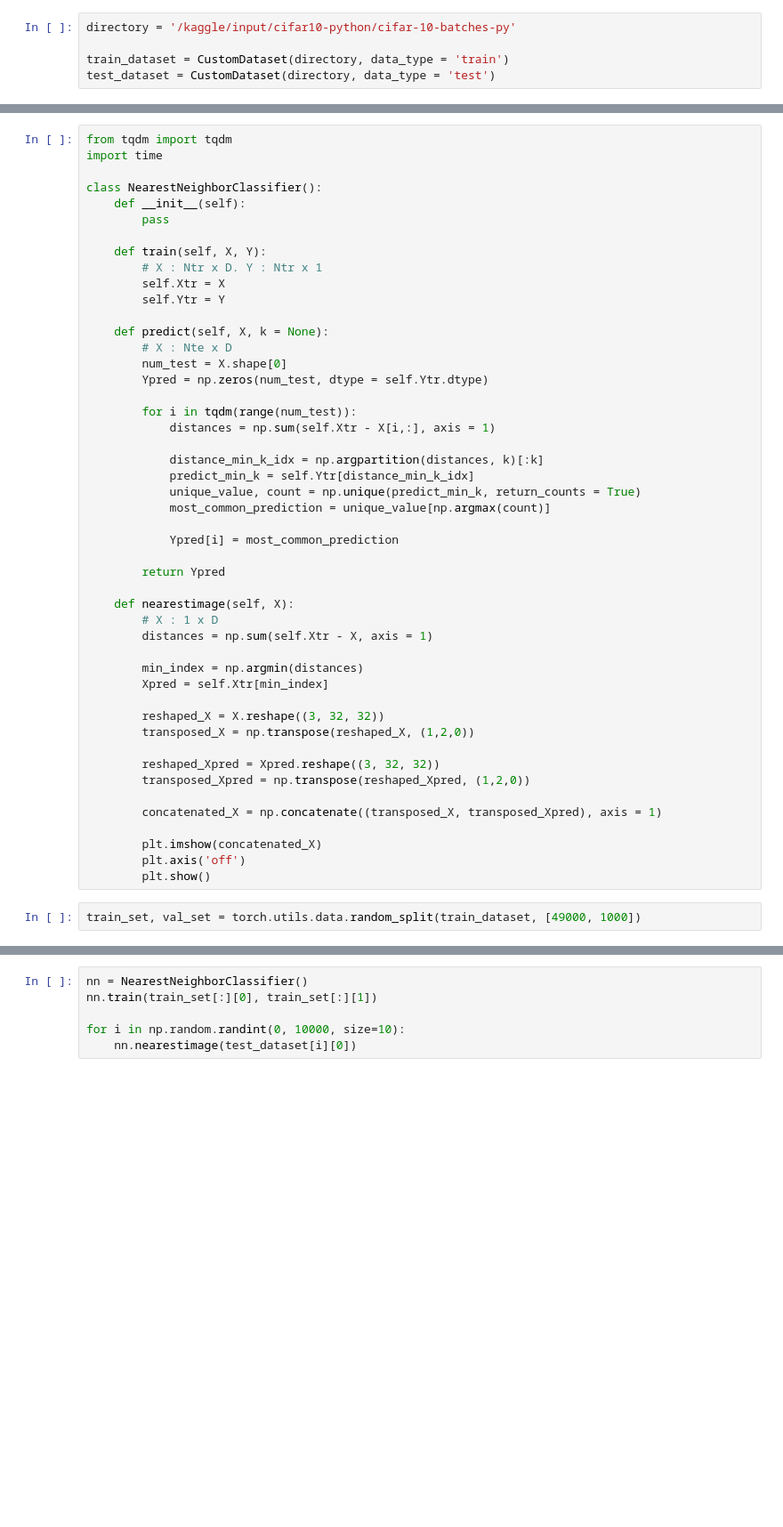
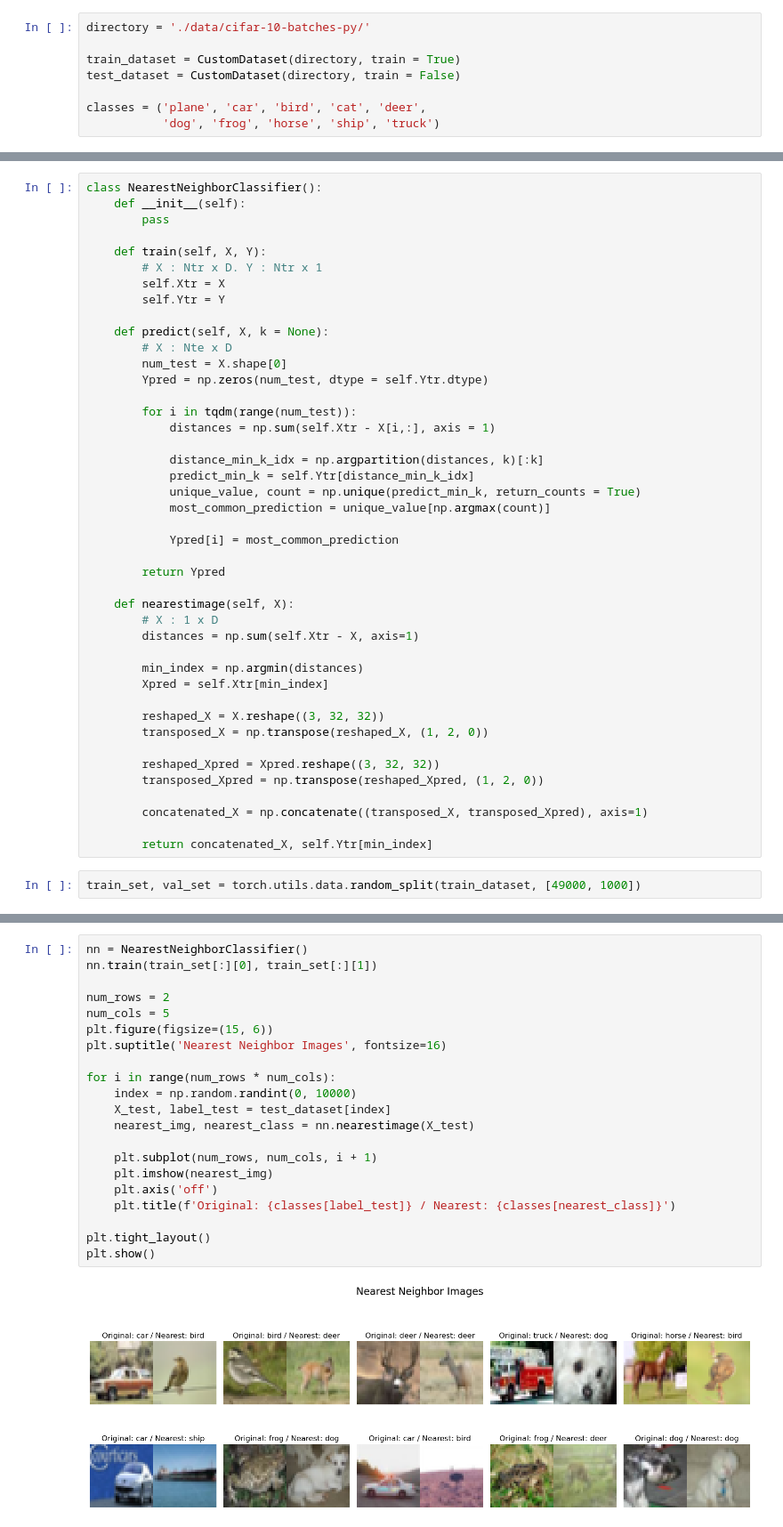
Before and after one commit to San-Juna-H/study-MLDL, a Jupyter notebook: 1_ Nearest Neighbor.ipynb, the cells around one changed output, grey strips where cells are left out. Shown: that part at 89% size. Saved outputs shown, nothing was run; the diff lists cells and outputs as text; blank space fills up the shorter version.

```diff
--- a/1_ Nearest Neighbor.ipynb
+++ b/1_ Nearest Neighbor.ipynb
@@ -70,7 +50,10 @@ class CustomDataset(Dataset):
             dict = pickle.load(fo, encoding='bytes')
         return dict
 # %%
-directory = '/kaggle/input/cifar10-python/cifar-10-batches-py'
+directory = './data/cifar-10-batches-py/'
 
-train_dataset = CustomDataset(directory, data_type = 'train')
-test_dataset = CustomDataset(directory, data_type = 'test')
+train_dataset = CustomDataset(directory, train = True)
+test_dataset = CustomDataset(directory, train = False)
+
+classes = ('plane', 'car', 'bird', 'cat', 'deer',
+           'dog', 'frog', 'horse', 'ship', 'truck')
@@ -93,7 +60,4 @@ plt.show()
 # %%
-from tqdm import tqdm
-import time
-
 class NearestNeighborClassifier():
     def __init__(self):
         pass
@@ -122,22 +86,20 @@ class NearestNeighborClassifier():
 
     def nearestimage(self, X):
         # X : 1 x D
-        distances = np.sum(self.Xtr - X, axis = 1)
+        distances = np.sum(self.Xtr - X, axis=1)
 
         min_index = np.argmin(distances)
         Xpred = self.Xtr[min_index]
 
         reshaped_X = X.reshape((3, 32, 32))
-        transposed_X = np.transpose(reshaped_X, (1,2,0))
+        transposed_X = np.transpose(reshaped_X, (1, 2, 0))
 
         reshaped_Xpred = Xpred.reshape((3, 32, 32))
-        transposed_Xpred = np.transpose(reshaped_Xpred, (1,2,0))
+        transposed_Xpred = np.transpose(reshaped_Xpred, (1, 2, 0))
 
-        concatenated_X = np.concatenate((transposed_X, transposed_Xpred), axis = 1)
+        concatenated_X = np.concatenate((transposed_X, transposed_Xpred), axis=1)
 
-        plt.imshow(concatenated_X)
-        plt.axis('off')
-        plt.show()
+        return concatenated_X, self.Ytr[min_index]
 # %%
 train_set, val_set = torch.utils.data.random_split(train_dataset, [49000, 1000])
 # %%
@@ -164,6 +143,23 @@ print('accuracy : %f' % (acc))
 # %%
 nn = NearestNeighborClassifier()
 nn.train(train_set[:][0], train_set[:][1])
 
-for i in np.random.randint(0, 10000, size=10):
-    nn.nearestimage(test_dataset[i][0])
+num_rows = 2
+num_cols = 5
+plt.figure(figsize=(15, 6))
+plt.suptitle('Nearest Neighbor Images', fontsize=16)
+
+for i in range(num_rows * num_cols):
+    index = np.random.randint(0, 10000)
+    X_test, label_test = test_dataset[index]
+    nearest_img, nearest_class = nn.nearestimage(X_test)
+
+    plt.subplot(num_rows, num_cols, i + 1)
+    plt.imshow(nearest_img)
+    plt.axis('off')
+    plt.title(f'Original: {classes[label_test]} / Nearest: {classes[nearest_class]}')
+
+plt.tight_layout()
+plt.show()
+# %% [output]
+[figure, added]
```
Also changed, not shown: parts of 7 cells of this notebook, 4 other files.
